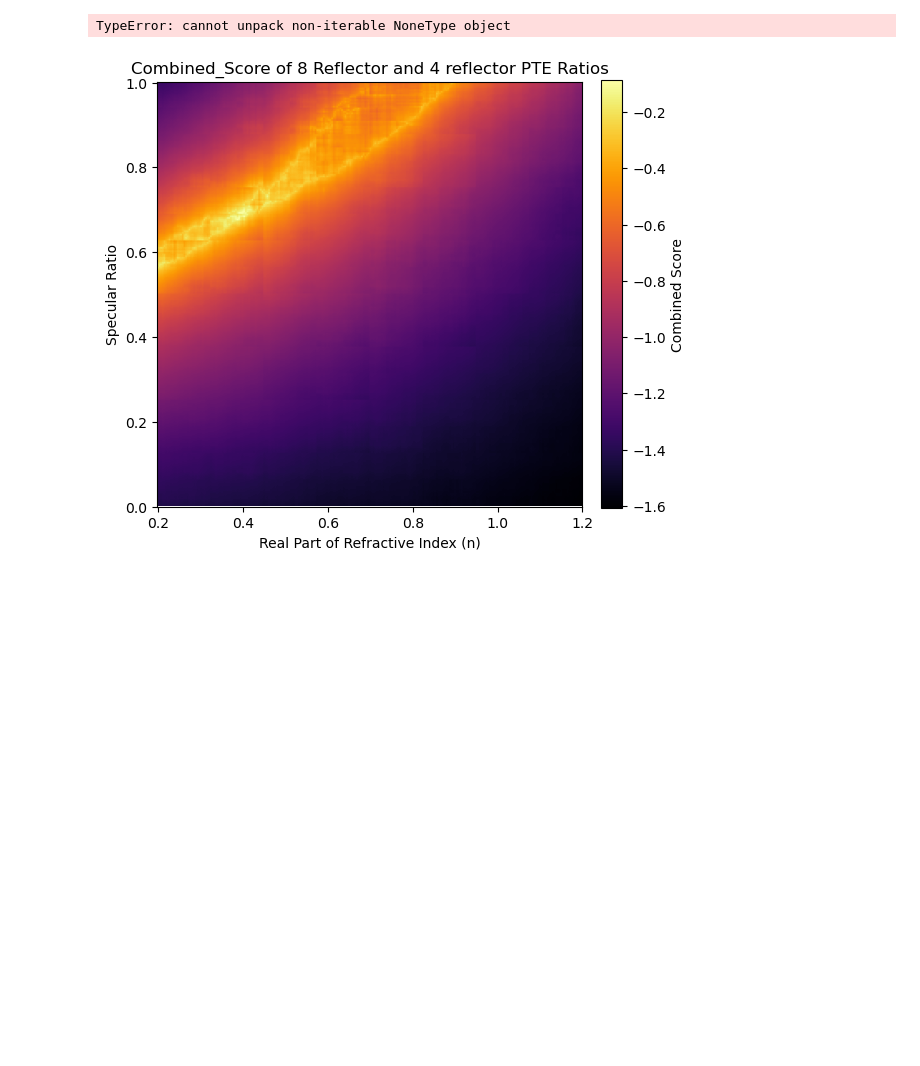
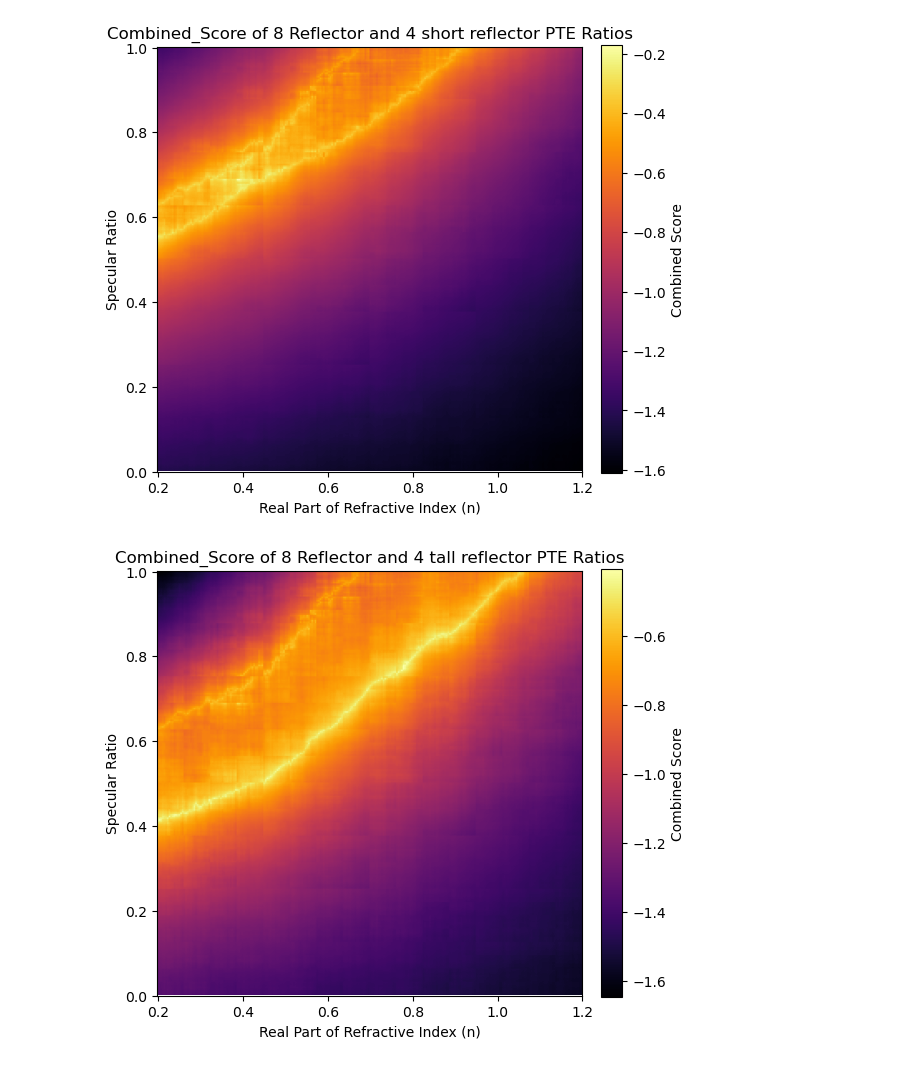
Before and after one commit to Pocar-Lab/Chroma-Scripts, a Jupyter notebook: analysis/SubtractingRunsPart2/plots.ipynb, the cells around one changed output. Saved outputs shown, nothing was run; the diff lists cells and outputs as text; code cells hidden in the pictures; blank space fills up the shorter version.

```diff
--- a/analysis/SubtractingRunsPart2/plots.ipynb
+++ b/analysis/SubtractingRunsPart2/plots.ipynb
@@ -7,4 +7,5 @@ import seaborn as sns
 
 short_8_sweep = np.fliplr(np.loadtxt('../../../Sweep-Txt-Files/matrix_8_short_n_0.2-1.2_sr_0-1.txt'))
 short_4_sweep = np.fliplr(np.loadtxt('../../../Sweep-Txt-Files/Nick_PTE4_Short_2DSweep.txt'))
+tall_4_sweep = np.fliplr(np.loadtxt('../../../Sweep-Txt-Files/matrix_4_tall_n_0.2-1.2_sr_0-1.txt'))
 # %%
@@ -77 +89,12 @@ def plot_correlation(array1, array2, arr1_label, arr2_label):
+# %%
+pte_short_no_reflector = 0.0013598
+pte_tall_no_reflector = 0.001268
+
+short_4_ratio = short_4_sweep/pte_short_no_reflector
+short_8_ratio = short_8_sweep/pte_short_no_reflector
+tall_4_ratio = tall_4_sweep/pte_tall_no_reflector
+
+short_8_subtracted_ratio = short_8_ratio - short_4_ratio
+short_4_subtracted_ratio = short_4_ratio - 1
+tall_4_subtracted_ratio = tall_4_ratio - 1
 # %%
@@ -100,8 +113,10 @@ plot_correlation(short_4_subtracted_ratio, short_8_subtracted_ratio, 'Subtracted
 def apply_score_function(pte_arr, alpha_ratio):
     return -np.abs(pte_arr - alpha_ratio)**(0.5)
 # %%
-alpha_4 = 1.95
+alpha_4_tall = 1.8
+alpha_4_short = alpha_4_tall * 1.072
 alpha_8 = 2.46
-alpha_4_subtracted = alpha_4 - 1
-alpha_8_subtracted = alpha_8 - alpha_4
+alpha_4_short_subtracted = alpha_4_short - 1
+alpha_8_subtracted = alpha_8 - alpha_4_short
+alpha_4_tall_subtracted = alpha_4_tall - 1
 # %%
@@ -121,6 +143,9 @@ TypeError: cannot unpack non-iterable NoneType object
 # %%
-scored_4_subtracted = apply_score_function(short_4_subtracted_ratio, alpha_4_subtracted)
+scored_4_subtracted_short = apply_score_function(short_4_subtracted_ratio, alpha_4_short_subtracted)
+scored_4_subtracted_tall = apply_score_function(tall_4_subtracted_ratio, alpha_4_tall_subtracted)
 scored_8_subtracted = apply_score_function(short_8_subtracted_ratio, alpha_8_subtracted)
 
-create_side_by_side_plots(scored_4_subtracted, scored_8_subtracted, 'inferno', 'Score', '4 Short Reflector', '8 Short Reflector', same_bar = False)
+create_side_by_side_plots(scored_4_subtracted_short, scored_8_subtracted, 'inferno', 'Score', 'Subtracted 4 Short Reflector', ' Subtracted 8 Short Reflector', same_bar = False)
+create_side_by_side_plots(scored_4_subtracted_tall, scored_8_subtracted, 'inferno', 'Score', 'Subtracted 4 Tall Reflector', ' Subtracted 8 Short Reflector', same_bar = False)
+create_side_by_side_plots(scored_4_subtracted_tall, scored_4_subtracted_short, 'inferno', 'Score', 'Subtracted 4 Tall Reflector', ' Subtracted 4 Short Reflector', same_bar = False)
 # %% [output]
@@ -128,7 +155,15 @@ create_side_by_side_plots(scored_4_subtracted, scored_8_subtracted, 'inferno', '
 # %%
-overlaid_score_sub = scored_8_subtracted + scored_4_subtracted
-fig, ax = plot_heatmap(overlaid_score_sub, 'inferno', 'Combined Score', 'Combined_Score of 8 Reflector and 4 reflector PTE Ratios', ax = None, vmin = None, vmax = None)
+overlaid_score_sub = scored_8_subtracted + scored_4_subtracted_short
+plot_heatmap(overlaid_score_sub, 'inferno', 'Combined Score', 'Combined_Score of 8 Reflector and 4 short reflector PTE Ratios', ax = None, vmin = None, vmax = None)
 plt.show()
+
+overlaid_score_sub = scored_8_subtracted + scored_4_subtracted_tall
+plot_heatmap(overlaid_score_sub, 'inferno', 'Combined Score', 'Combined_Score of 8 Reflector and 4 tall reflector PTE Ratios', ax = None, vmin = None, vmax = None)
+plt.show()
+
+overlaid_score_sub = scored_4_subtracted_tall + scored_4_subtracted_short
+plot_heatmap(overlaid_score_sub, 'inferno', 'Combined Score', 'Combined_Score of 4 short Reflector and 4 tall reflector PTE Ratios', ax = None, vmin = None, vmax = None)
+plt.show()
 # %% [output]
-TypeError: cannot unpack non-iterable NoneType object
-[figure, old version]
+[figure, new version]
+[figure, added]
```
Also changed, not shown: parts of 14 cells of this notebook, 7 other files.
